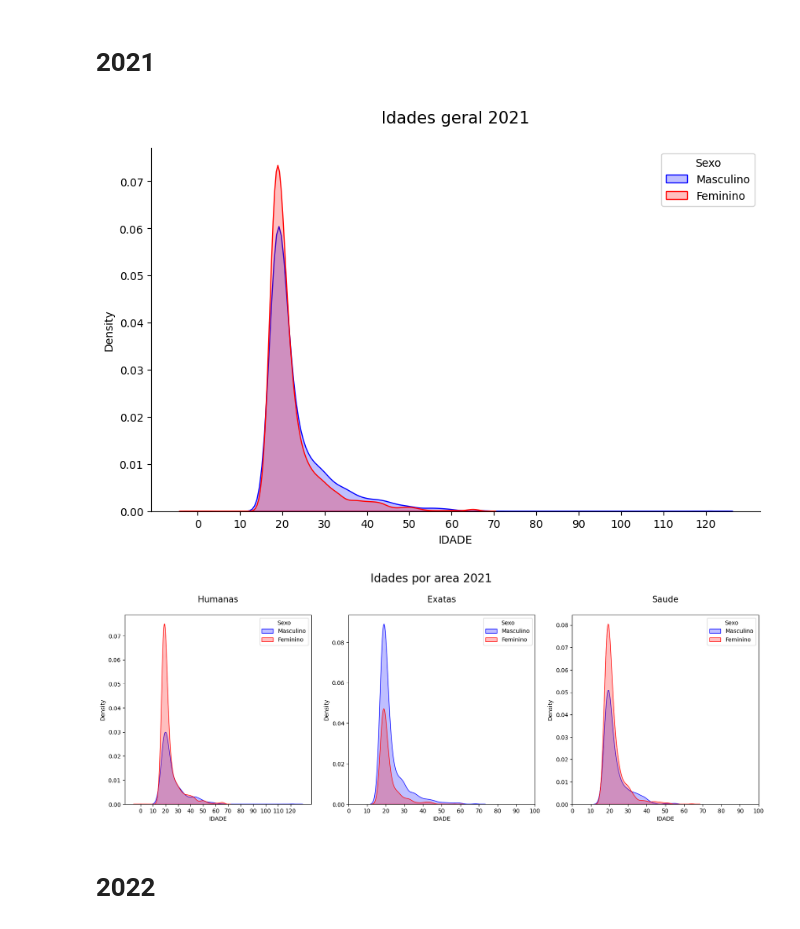
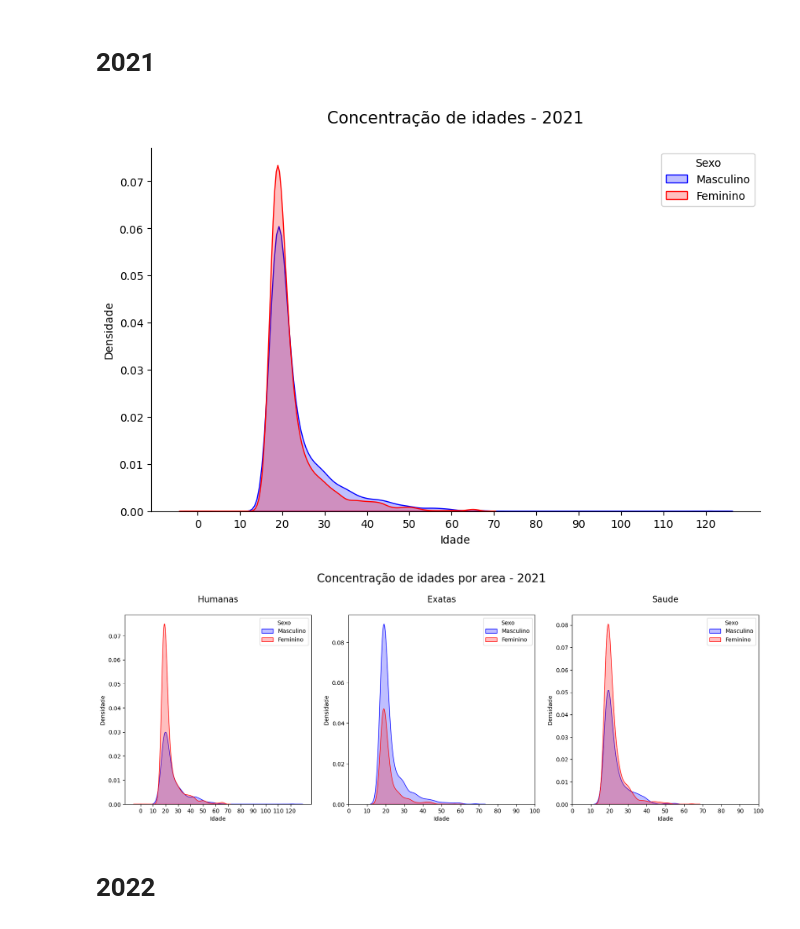
Before and after one commit to Cafeko/UFPE_Projeto_IP, a Jupyter notebook: Idade_dados.ipynb, the cells around one changed output. Drawn from its saved outputs; the diff is of its cells as text; code cells hidden in the pictures.

```diff
--- a/Idade_dados.ipynb
+++ b/Idade_dados.ipynb
@@ -25,14 +25,16 @@ def ProcessamentoIdade(df, ano):
         print("Erro")
         return df
 # %%
-# Função que constrói o gráfico de idade.
+# Função que constrói os gráficos de idades.
 def IdadePlot(df, palette, ax, titulo="", titulo_tamanho=15, despine=False, x="IDADE", hue="SEXO"):
     # Gráfico
-    grafico = sns.kdeplot(data=df, x=x, hue=hue, palette=CoresPalette(df[hue], palette), ax=ax, fill=True).set_title(titulo, fontsize=titulo_tamanho, y=1.05)
+    grafico = sns.kdeplot(data=df, x=x, hue=hue, palette=CoresPalette(df[hue], palette), ax=ax, fill=True)
 
     # Aparência
+    grafico.set(xlabel="Idade", ylabel="Densidade")
+    grafico.set_title(titulo, fontsize=titulo_tamanho, y=1.05)
     ax.legend(title='Sexo', loc='upper right', labels=['Masculino', 'Feminino'])
-    LabelNumeros(ax=ax, coluna=df[x], label="x", fim=100, inicio=0, distancia=10)
+    LabelNumeros(coluna=df[x], ax=ax, label="x", fim=100, distancia=10)
     if despine:
         sns.despine(top=True , right=True, left=False, bottom=False)
 
@@ -50,27 +52,32 @@ df_idades22 = ProcessamentoIdade(df22, 2022)
 # %% [markdown]
 # 2021
 # %%
-# Cria a figura e o gráfico de idades geral para o ano de 2021.
+# Cria a figura e o gráfico de concentração de idades dos alunos matriculados no ano de 2021, divididos pelo sexo.
+
+# Figura
 idades_geral21, pos1 = plt.subplots(nrows = 1, ncols=1, figsize=(10, 6))
 
-IdadePlot(df_idades21, sexo_palette, pos1, titulo="Idades geral 2021",  despine=True)
+# Gráfico
+IdadePlot(df_idades21, sexo_palette, pos1, titulo="Concentração de idades - 2021",  despine=True)
 
 plt.show(idades_geral21)
 # %% [output]
-[figure, old version]
+[figure, new version]
 # %%
-# Cria a figura e os gráficos de idades referentes ao ano de 2021 divididos pelas áreas de ensino.
+# Cria a figura e os gráficos de concentração de idades divididos pelas áreas de ensino, referentes ao ano de 2021.
+
+# Figura
 idades_area21, pos2 = plt.subplots(nrows = 1, ncols=3, figsize=(20, 6))
+idades_area21.suptitle("Concentração de idades por area - 2021", fontsize=20, y=1.05)
 
-idades_area21.suptitle("Idades por area 2021", fontsize=20, y=1.05)
-
+# Gráficos
 IdadePlot(ColLoc(df_idades21, "AREA", "HUMANAS"), sexo_palette, pos2[0], titulo="Humanas")
 IdadePlot(ColLoc(df_idades21, "AREA", "EXATAS"), sexo_palette, pos2[1], titulo="Exatas")
 IdadePlot(ColLoc(df_idades21, "AREA", "SAUDE"), sexo_palette, pos2[2], titulo="Saude")
 
 plt.show(idades_area21)
 # %% [output]
-[figure, old version]
+[figure, new version]
 # %% [markdown]
 # 2022
 # %%
```
Also changed, not shown: parts of 3 cells of this notebook, 3 other files.
